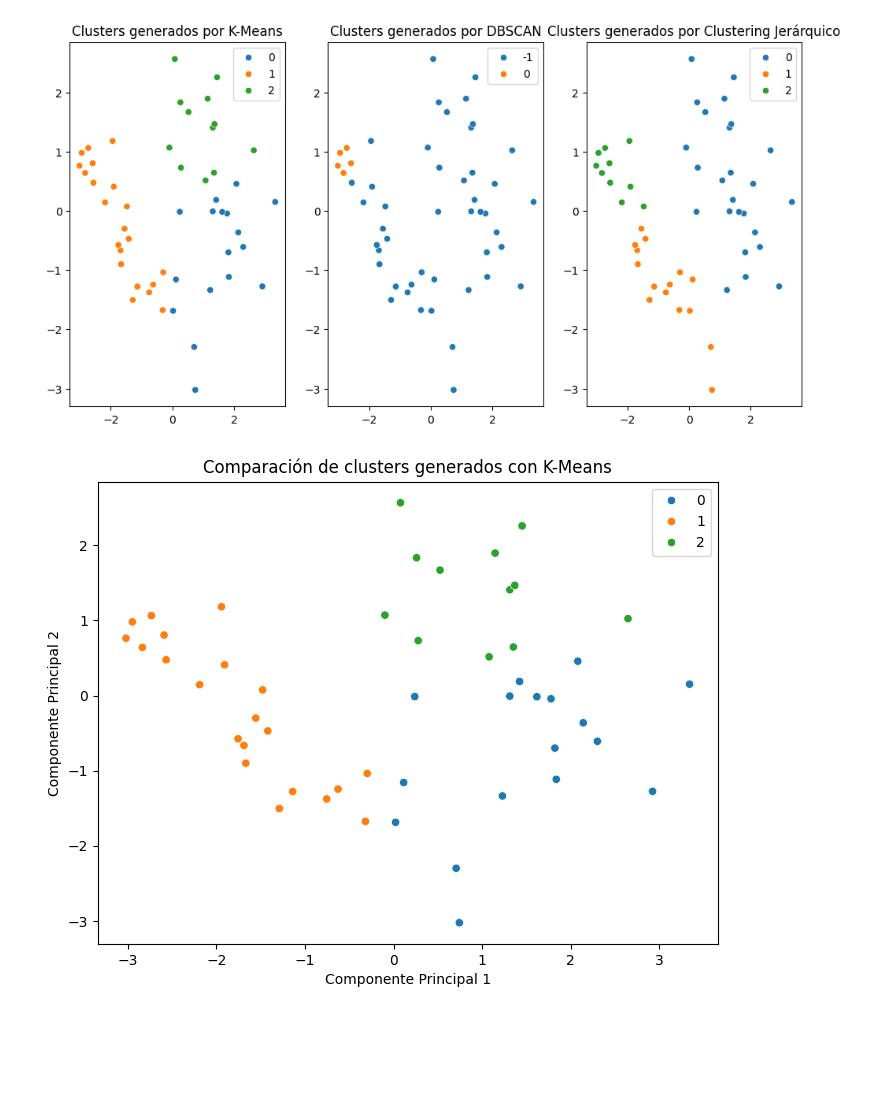
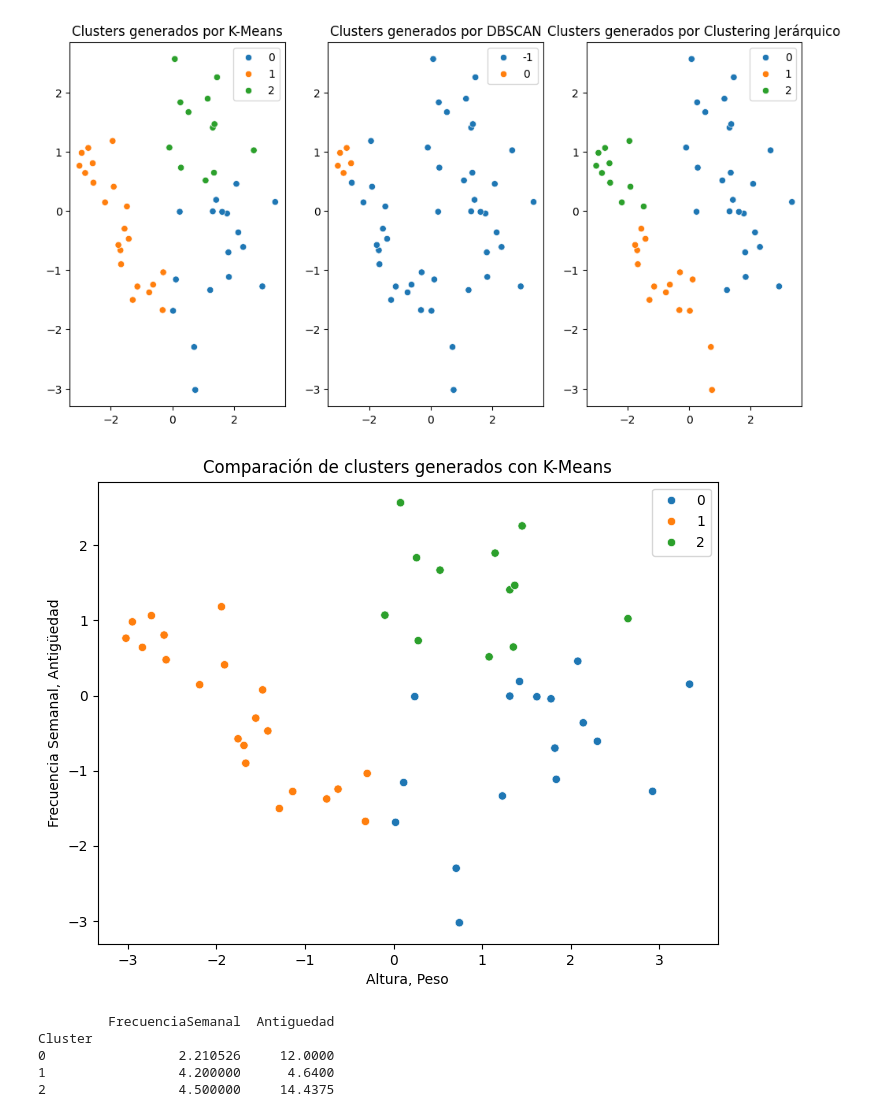
Before and after one commit to josdank/Fundamentos-de-IA, a Jupyter notebook: Examen_bim1_FIA.ipynb, the cells around one changed output. Cells and saved outputs as stored; diff of their text form; code cells hidden in the pictures; blank space fills up the shorter version.

```diff
--- a/Examen_bim1_FIA.ipynb
+++ b/Examen_bim1_FIA.ipynb
@@ -136,12 +148,24 @@ plt.show()
 # %% [output]
 [figure]
 # %%
-# Visualización de clusters con la clasificación generada por K-Means
+import matplotlib.pyplot as plt
+import seaborn as sns
+
+# Visualización de clusters generados con K-Means, considerando las variables del dataset
 plt.figure(figsize=(8, 6))
 sns.scatterplot(x=df_pca[:, 0], y=df_pca[:, 1], hue=labels_kmeans, palette="tab10")
 plt.title("Comparación de clusters generados con K-Means")
-plt.xlabel("Componente Principal 1")
-plt.ylabel("Componente Principal 2")
+plt.xlabel("Altura, Peso")  # Componente principal más influyente en la agrupación
+plt.ylabel("Frecuencia Semanal, Antigüedad")  # Segunda variable con mayor impacto en PCA
 plt.show()
+
+# Evaluación de distribución de clusters en función de las variables más relevantes
+df_clean['Cluster'] = labels_kmeans
+print(df_clean.groupby("Cluster").mean()[["FrecuenciaSemanal", "Antiguedad"]])
 # %% [output]
-[figure, old version]
+[figure, new version]
+         FrecuenciaSemanal  Antiguedad
+Cluster
+0                 2.210526     12.0000
+1                 4.200000      4.6400
+2                 4.500000     14.4375
```
Also changed, not shown: parts of 2 cells of this notebook.
